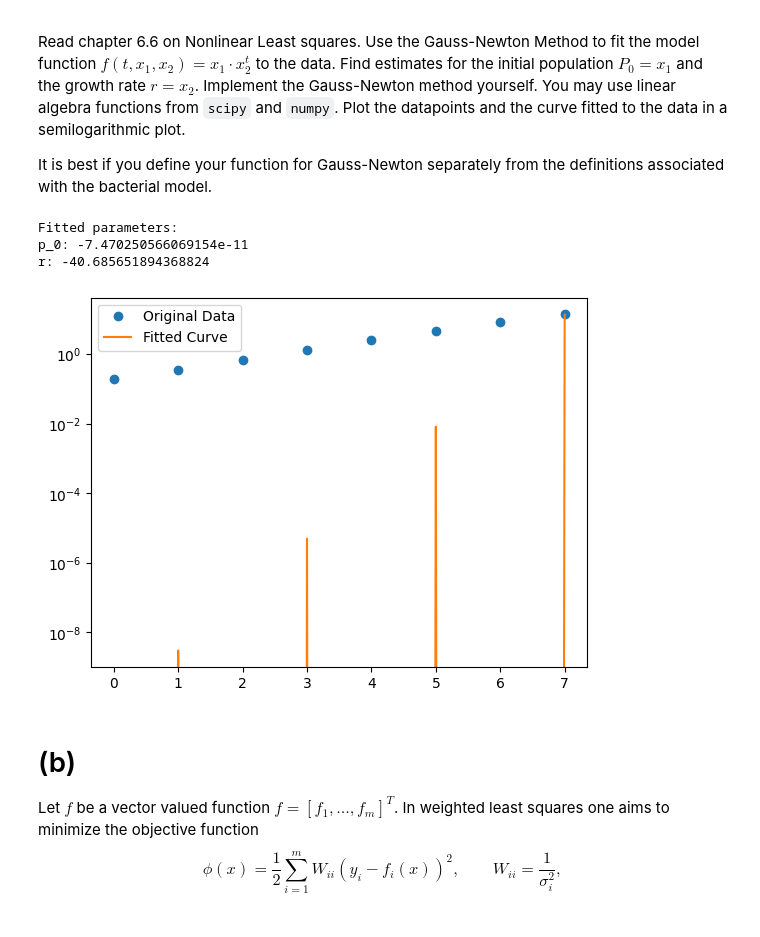
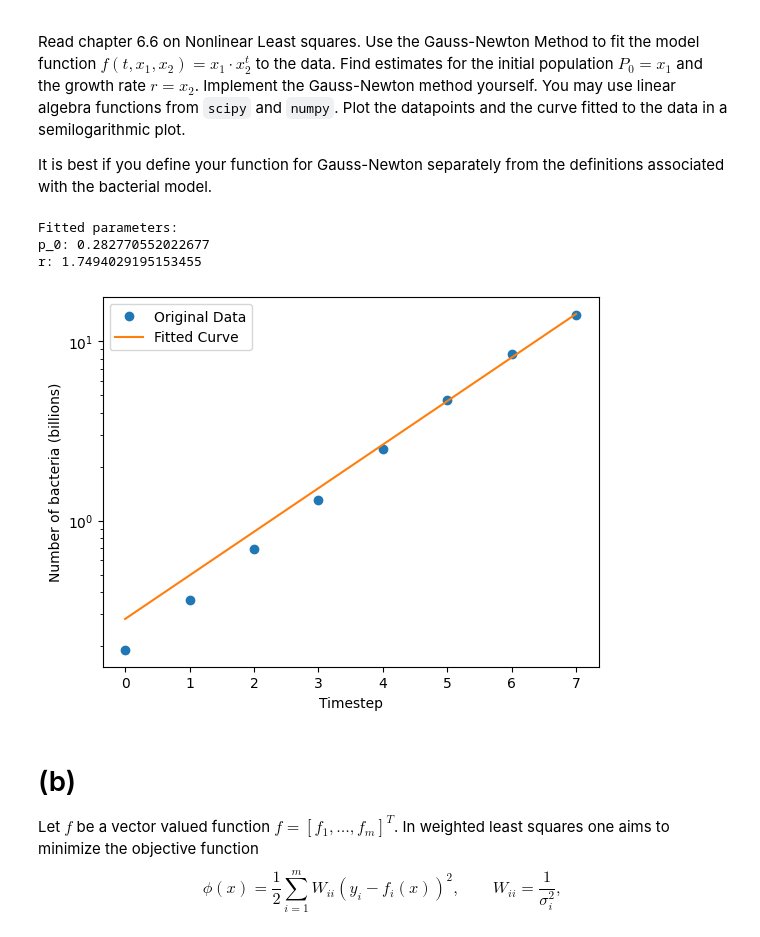
Before and after one commit to koenweverink/numericalAlgorithms, a Jupyter notebook: hw5_2023.ipynb, the cells around one changed output. Cells and saved outputs as stored; diff of their text form; code cells hidden in the pictures.

```diff
--- a/hw5_2023.ipynb
+++ b/hw5_2023.ipynb
@@ -68,31 +118,34 @@ def gauss_newton(params_init, n, x, y, fitting_function, max_iterations=1000 , t
 # %%
-def growth(params, n):
+def growth(params, x):
     p_0, r = params
-    return p_0 * (r ** np.arange(int(n)))
+    return p_0 * (r ** x)
 # %%
 import matplotlib.pyplot as plt
 
-initial_guess = np.array([data[0], 1.0])
-n = len(data)
+initial_guess = np.array([data[0], 0.1])
+x = np.arange(len(data))
+y = data[:]
 
-result_params = gauss_newton(initial_guess, n, np.arange(len(data)), data, growth)
+result_params = gauss_newton(initial_guess, x, y, growth)
 
 p_0_fit, r_fit = result_params
-fit_curve = growth((p_0_fit, r_fit), n)
+fit_curve = growth((p_0_fit, r_fit), x)
 
 print("Fitted parameters:")
 print("p_0:", p_0_fit)
 print("r:", r_fit)
 
 plt.semilogy(np.arange(len(data)), data, 'o', label='Original Data')
 plt.semilogy(np.arange(len(data)), fit_curve, label='Fitted Curve')
 plt.legend()
+plt.xlabel("Timestep")
+plt.ylabel("Number of bacteria (billions)")
 plt.show()
 # %% [output]
 Fitted parameters:
-p_0: -7.470250566069154e-11
-r: -40.685651894368824
+p_0: 0.282770552022677
+r: 1.7494029195153455
-[figure, old version]
+[figure, new version]
 # %% [markdown]
 # (b)
 Let $f$ be a vector valued function $f = [ f_1, \ldots, f_m ]^T$. In weighted least squares one aims to minimize the objective function
```
Also changed, not shown: parts of 9 cells of this notebook.
